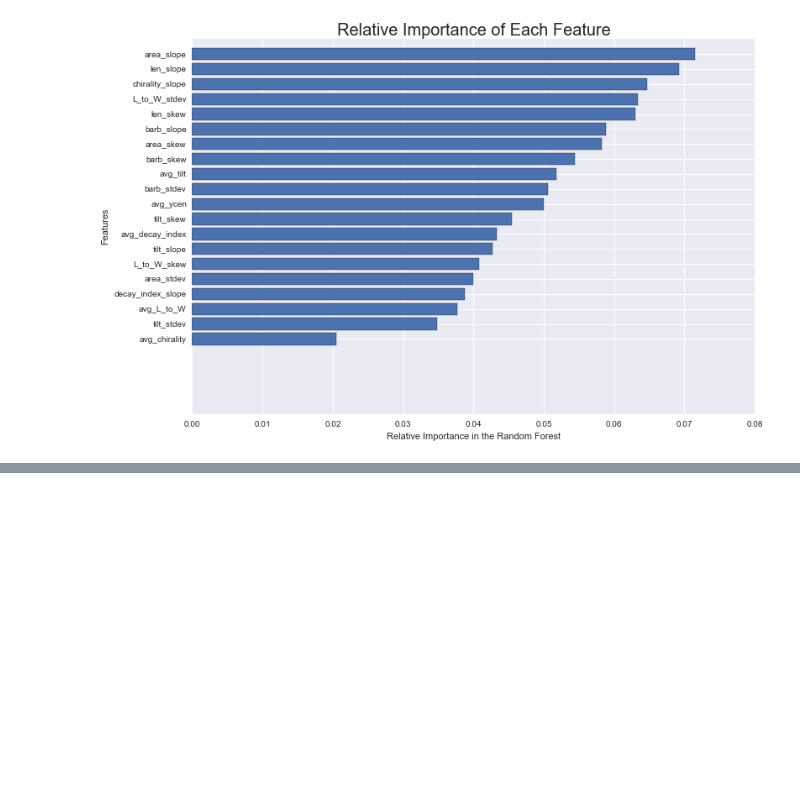
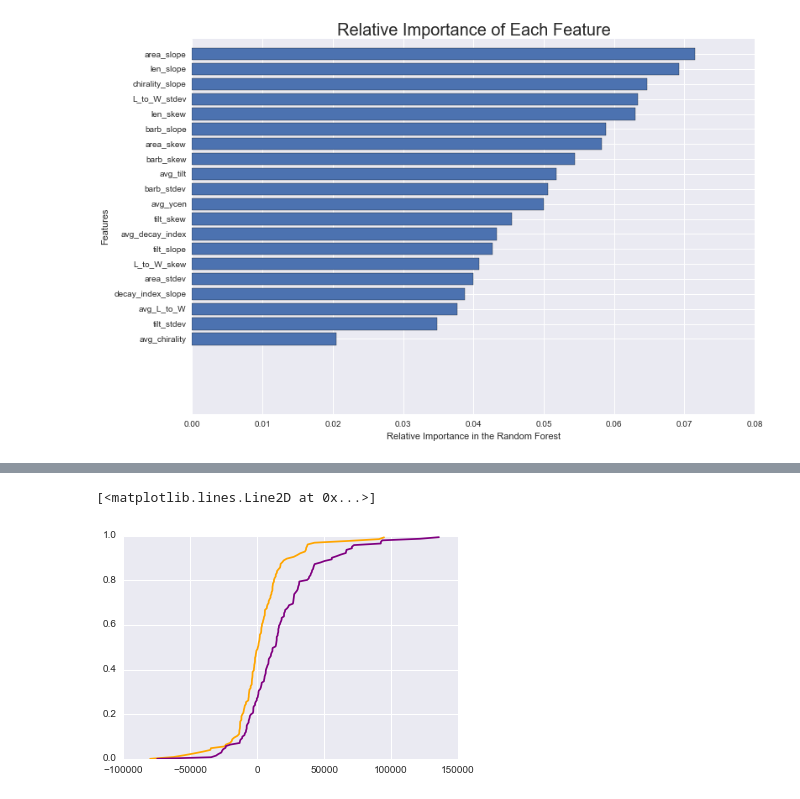
Before and after one commit to Nschanche/Filament_tracking, a Jupyter notebook: Filament_statistics.ipynb, the cells around one changed output, grey strips where cells are left out. Cells and saved outputs as stored; diff of their text form; code cells hidden in the pictures; blank space fills up the shorter version.

```diff
--- a/Filament_statistics.ipynb
+++ b/Filament_statistics.ipynb
@@ -755,0 +859,11 @@ plt.show()
+# %%
+sorted=np.sort(erupting['len_slope'].tolist())
+yvals=np.arange(len(sorted))/float(len(sorted))
+plt.plot( sorted, yvals,color='orange' )
+
+sorted=np.sort(non_erupting['len_slope'].tolist())
+yvals=np.arange(len(sorted))/float(len(sorted))
+plt.plot( sorted, yvals,color='purple' )
+# %% [output]
+[<matplotlib.lines.Line2D at 0x...>]
+[figure, added]
```
Also changed, not shown: parts of 27 cells of this notebook, 5 other files.
